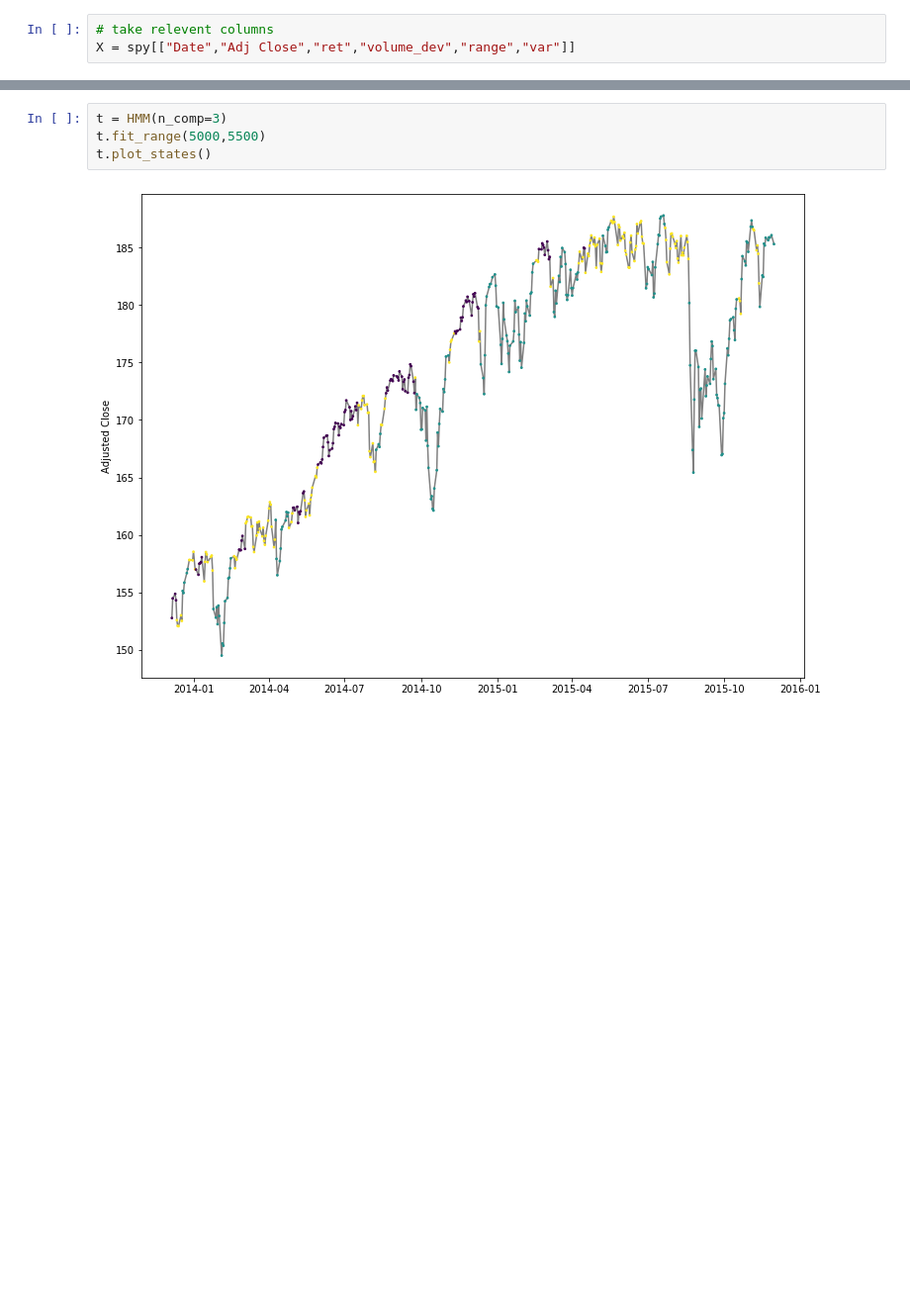
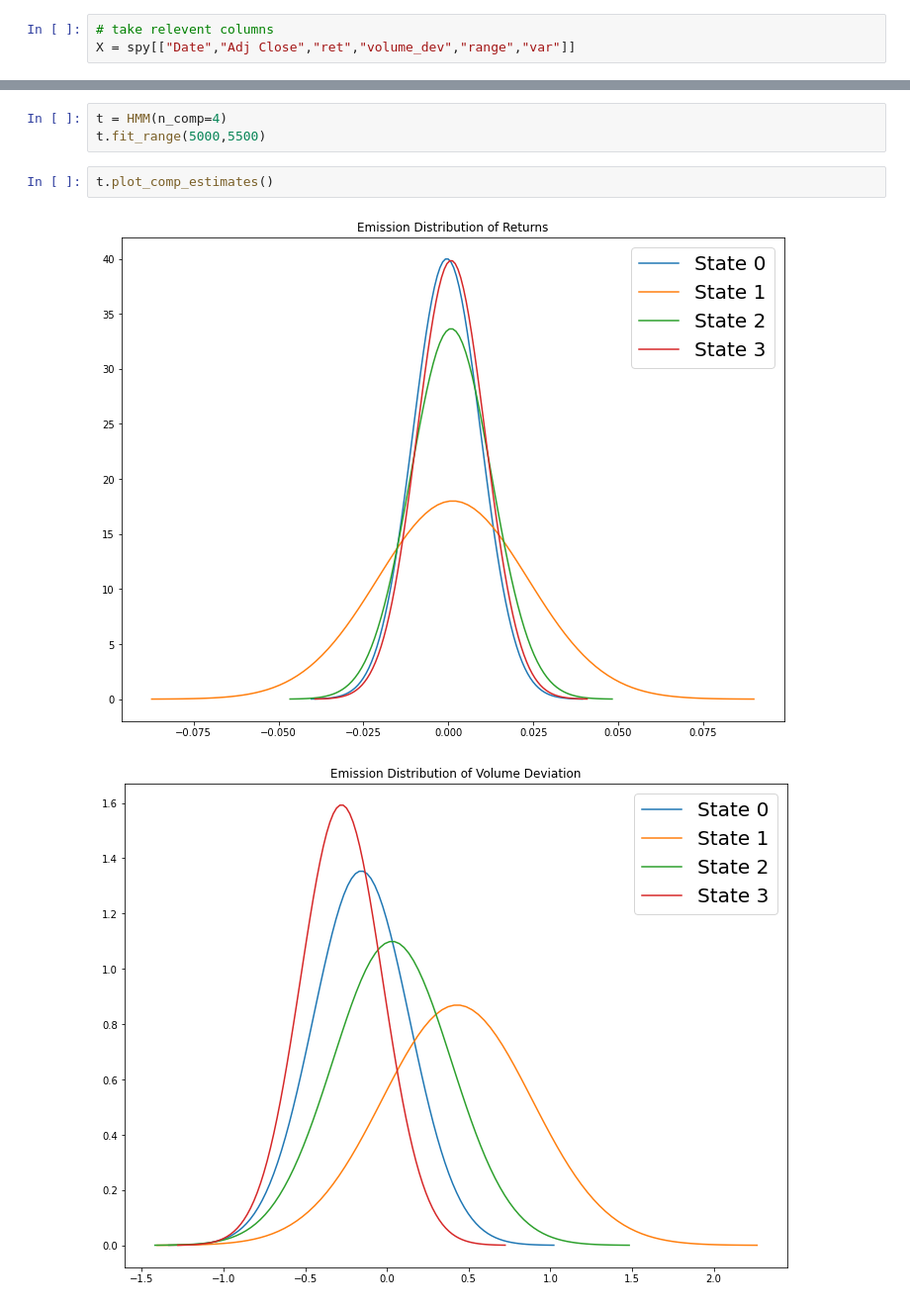
Before and after one commit to leemjin/551_final_project, a Jupyter notebook: analysis/HMM.ipynb, the cells around one changed output, grey strips where cells are left out. Shown at 99% size. Cells and saved outputs as stored; diff of their text form; blank space fills up the shorter version.

```diff
--- a/analysis/HMM.ipynb
+++ b/analysis/HMM.ipynb
@@ -75,8 +106,10 @@ class HMM:
 
         return ret
 # %%
-t = HMM(n_comp=3)
+t = HMM(n_comp=4)
 t.fit_range(5000,5500)
-t.plot_states()
-# %% [output]
-[figure, removed]
+# %%
+t.plot_comp_estimates()
+# %% [output]
+[figure, added]
+[figure, added]
```
Also changed, not shown: parts of 5 cells of this notebook.
